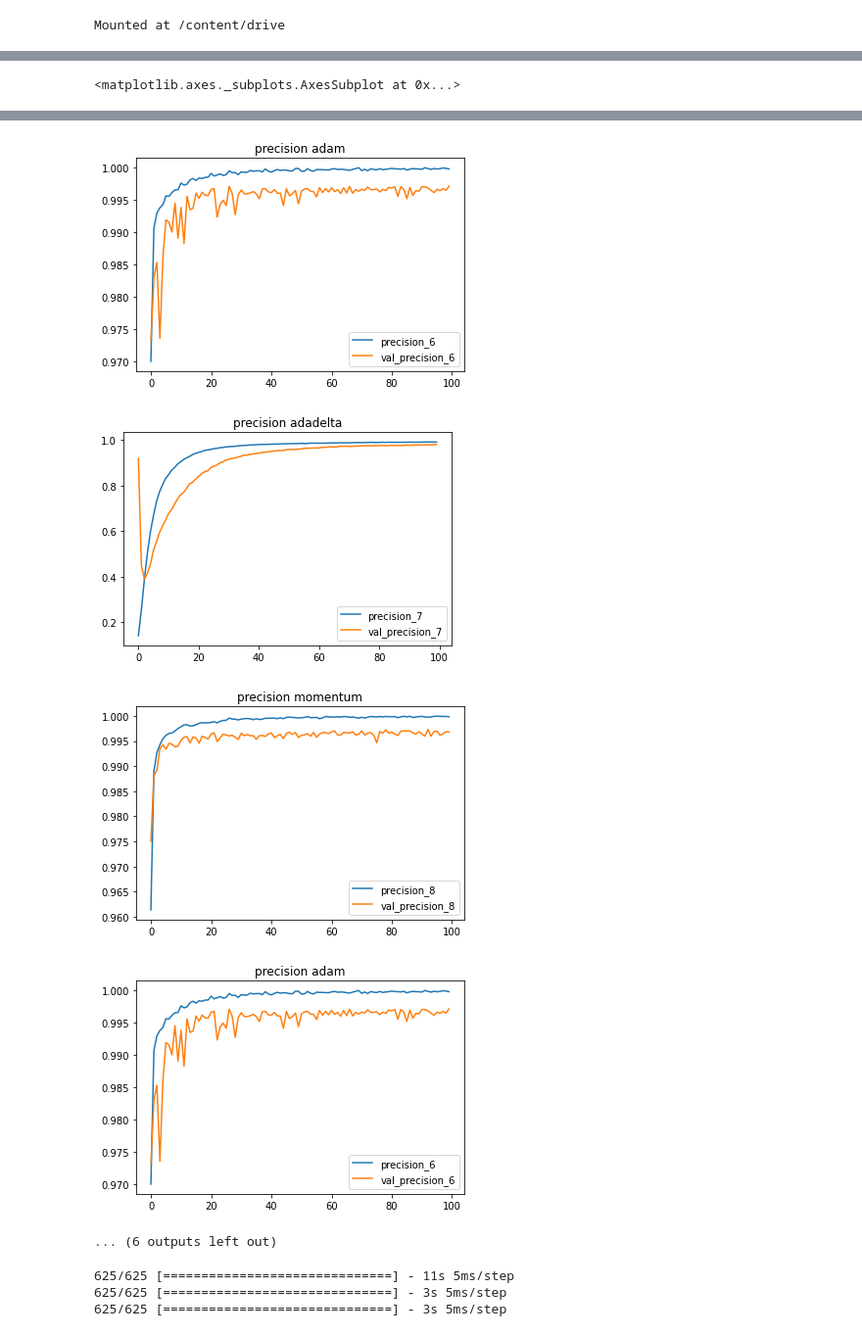
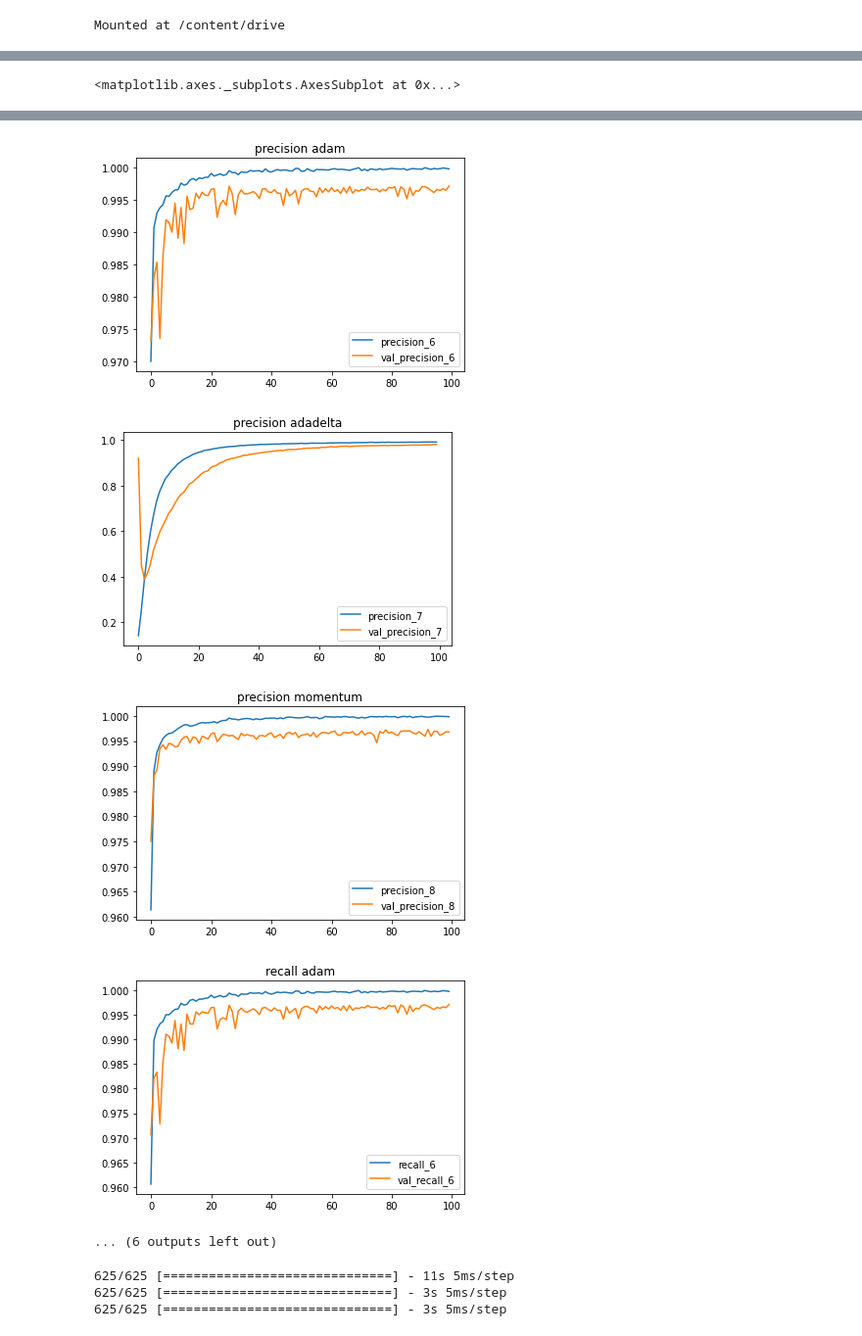
Before and after one commit to MohammadNPak/MFTDjango04, a Jupyter notebook: ExteraHW_Result.ipynb, the cells around one changed output, grey strips where cells are left out. Shown: that part at 98% size. Cells and saved outputs as stored; diff of their text form; code cells hidden in the pictures.

```diff
--- a/ExteraHW_Result.ipynb
+++ b/ExteraHW_Result.ipynb
@@ -50,9 +50,9 @@ result_adam.plot(y=['precision_6','val_precision_6'],title='precision adam')
 result_adadelta.plot(y=['precision_7','val_precision_7'],title='precision adadelta')
 result_momentum.plot(y=['precision_8','val_precision_8'],title='precision momentum')
 
-result_adam.plot(y=['precision_6','val_precision_6'],title='precision adam')
-result_adadelta.plot(y=['precision_7','val_precision_7'],title='precision adadelta')
-result_momentum.plot(y=['precision_8','val_precision_8'],title='precision momentum')
+result_adam.plot(y=['recall_6','val_recall_6'],title='recall adam')
+result_adadelta.plot(y=['recall_7','val_recall_7'],title='recall adadelta')
+result_momentum.plot(y=['recall_8','val_recall_8'],title='recall momentum')
 
 pd.DataFrame(data={'true_positives_adam':result_adam['val_true_positives_6'],
     'true_positives_adadelta':result_adadelta['val_true_positives_7'],
@@ -74,34 +74,34 @@ pd.DataFrame(data={'false_negatives_adam':result_adam['val_false_negatives_6'],
     'false_negatives_momentum':result_momentum['val_false_negatives_8']}
     ).plot(title='false_negatives')
 # %% [output]
 <class 'pandas.core.frame.DataFrame'>
 RangeIndex: 100 entries, 0 to 99
 Data columns (total 17 columns):
  #   Column                    Non-Null Count  Dtype
 ---  ------                    --------------  -----
  0   Unnamed: 0                100 non-null    int64
  1   loss                      100 non-null    float64
  2   categorical_accuracy      100 non-null    float64
  3   true_positives_6          100 non-null    float64
  4   true_negatives_6          100 non-null    float64
  5   false_positives_6         100 non-null    float64
  6   false_negatives_6         100 non-null    float64
 ... (56 lines left out)
  15  val_precision_8           100 non-null    float64
  16  val_recall_8              100 non-null    float64
 dtypes: float64(16), int64(1)
 memory usage: 13.4 KB
 <matplotlib.axes._subplots.AxesSubplot at 0x...>
 [figure]
 [figure]
 [figure]
 [figure]
 [figure]
 [figure]
 [figure]
 [figure]
 [figure]
-[figure, old version]
+[figure, new version]
 ... (6 outputs left out)
 # %%
 y_adam = model_adam.predict(X_test)
```
